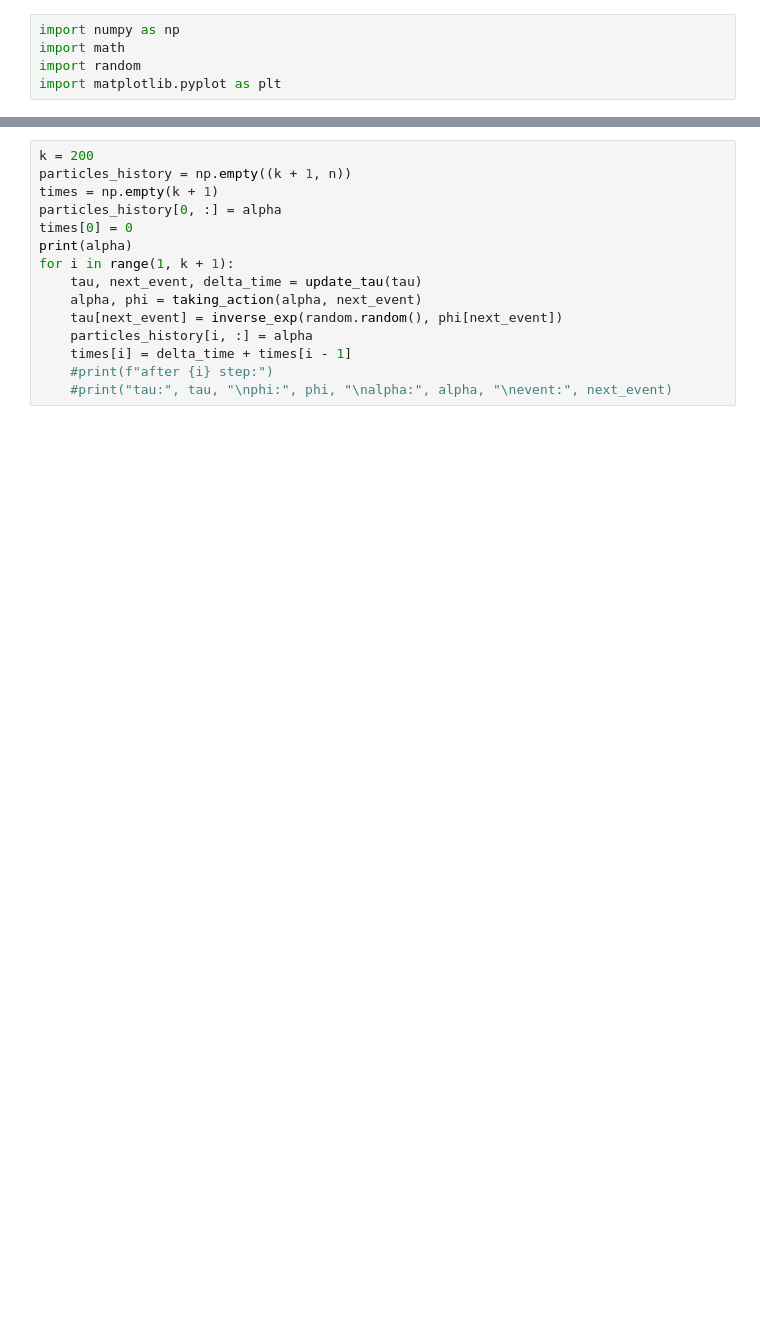
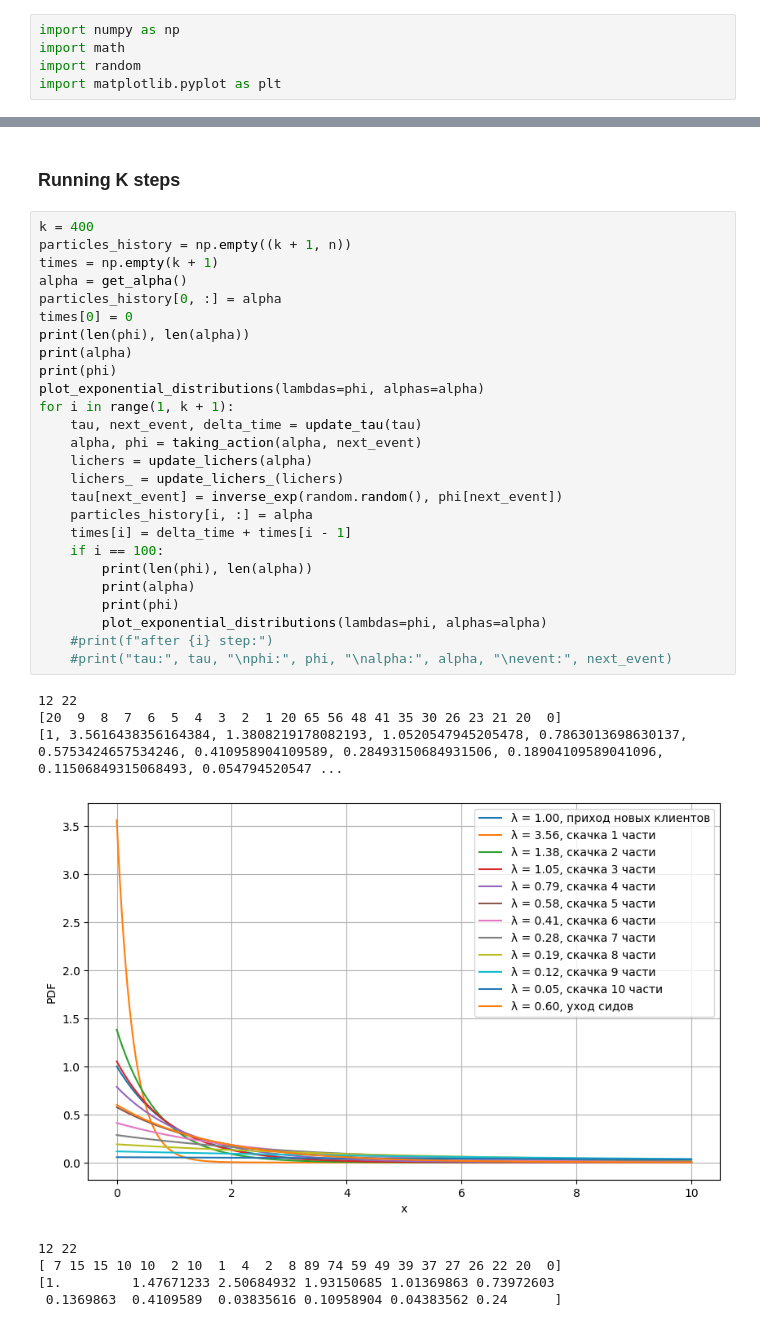
Before and after one commit to romkaimp/kursovaya6, a Jupyter notebook: peering_networks_BitTorrent.ipynb, the cells around one changed output, grey strips where cells are left out. Saved outputs shown, nothing was run; the diff lists cells and outputs as text; blank space fills up the shorter version.

```diff
--- a/peering_networks_BitTorrent.ipynb
+++ b/peering_networks_BitTorrent.ipynb
@@ -86,15 +180,37 @@ def taking_action(alpha, next_event):
+# %% [markdown]
+### Running K steps
 # %%
-k = 200
+k = 400
 particles_history = np.empty((k + 1, n))
 times = np.empty(k + 1)
+alpha = get_alpha()
 particles_history[0, :] = alpha
 times[0] = 0
+print(len(phi), len(alpha))
 print(alpha)
+print(phi)
+plot_exponential_distributions(lambdas=phi, alphas=alpha)
 for i in range(1, k + 1):
     tau, next_event, delta_time = update_tau(tau)
     alpha, phi = taking_action(alpha, next_event)
+    lichers = update_lichers(alpha)
+    lichers_ = update_lichers_(lichers)
     tau[next_event] = inverse_exp(random.random(), phi[next_event])
     particles_history[i, :] = alpha
     times[i] = delta_time + times[i - 1]
+    if i == 100:
+        print(len(phi), len(alpha))
+        print(alpha)
+        print(phi)
+        plot_exponential_distributions(lambdas=phi, alphas=alpha)
     #print(f"after {i} step:")
     #print("tau:", tau, "\nphi:", phi, "\nalpha:", alpha, "\nevent:", next_event)
+# %% [output]
+12 22
+[20  9  8  7  6  5  4  3  2  1 20 65 56 48 41 35 30 26 23 21 20  0]
+[1, 3.5616438356164384, 1.3808219178082193, 1.0520547945205478, 0.7863013698630137, 0.5753424657534246, 0.410958904109589, 0.28493150684931506, 0.18904109589041096, 0.11506849315068493, 0.054794520547 ...
+[figure, added]
+12 22
+[ 7 15 15 10 10  2 10  1  4  2  8 89 74 59 49 39 37 27 26 22 20  0]
+[1.         1.47671233 2.50684932 1.93150685 1.01369863 0.73972603
+ 0.1369863  0.4109589  0.03835616 0.10958904 0.04383562 0.24      ]
```
Also changed, not shown: parts of 13 cells of this notebook, 1 other file.
